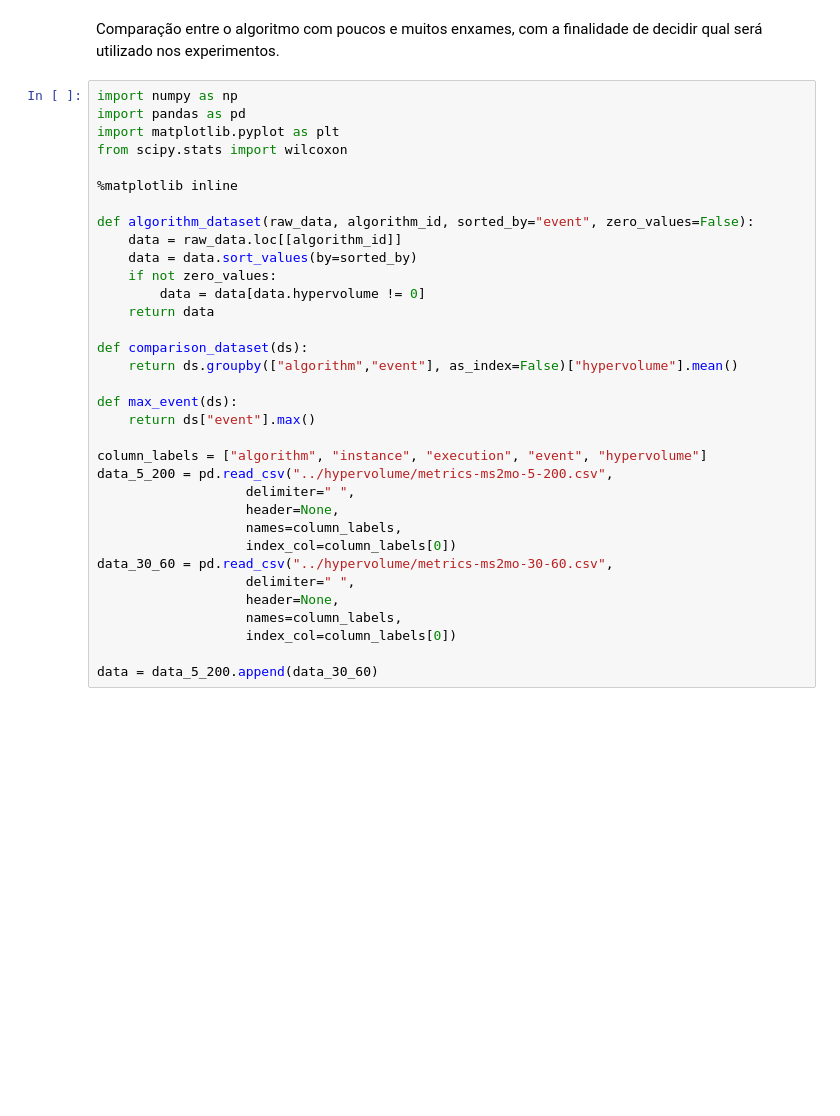
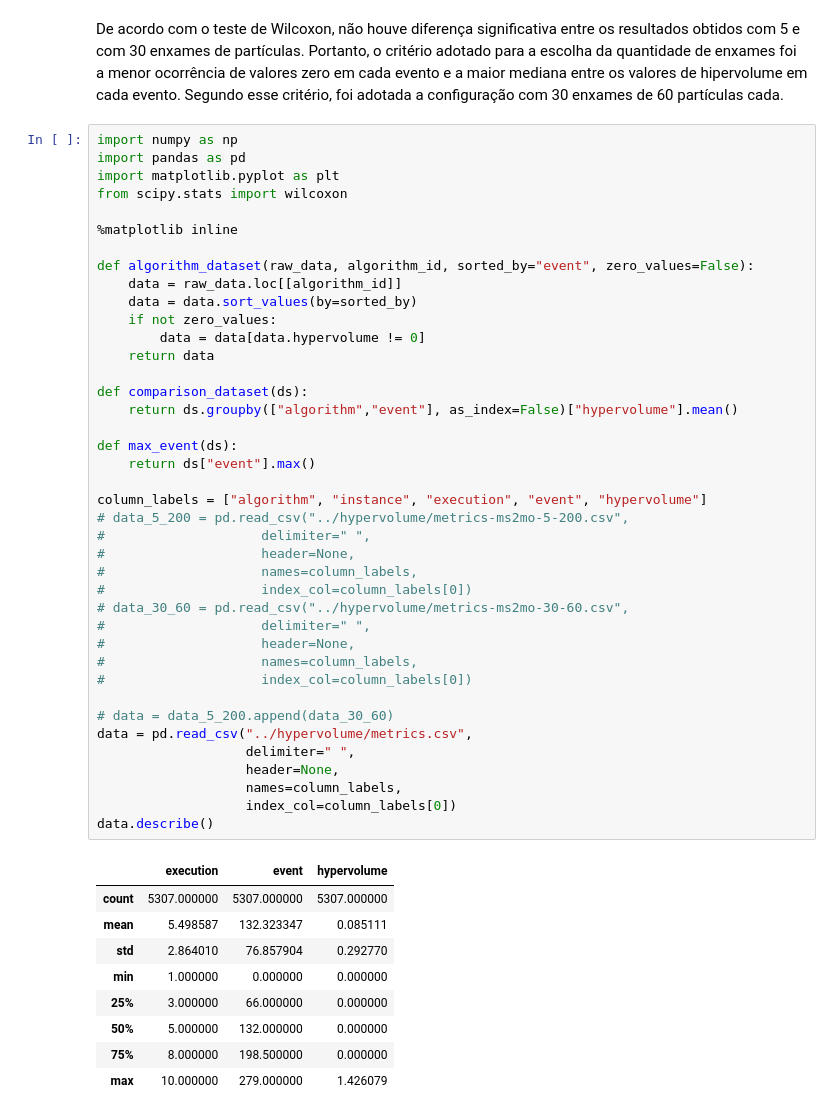
Before and after one commit to rodrigoamaral/spsp-jmetal, a Jupyter notebook: dspsp-analysis/comp_numero_enxames_ms2mo.ipynb, the cells around one changed output. Cells and saved outputs as stored; diff of their text form; blank space fills up the shorter version.

```diff
--- a/dspsp-analysis/comp_numero_enxames_ms2mo.ipynb
+++ b/dspsp-analysis/comp_numero_enxames_ms2mo.ipynb
@@ -1,37 +1,53 @@
-# %% [markdown]
-Comparação entre o algoritmo com poucos e muitos enxames, com a finalidade de decidir qual será utilizado nos experimentos.
+# %% [markdown]
+De acordo com o teste de Wilcoxon, não houve diferença significativa entre os resultados obtidos com 5 e com 30 enxames de partículas. Portanto, o critério adotado para a escolha da quantidade de enxames foi a menor ocorrência de valores zero em cada evento e a maior mediana entre os valores de hipervolume em cada evento. Segundo esse critério, foi adotada a configuração com 30 enxames de 60 partículas cada.
 # %%
 import numpy as np
 import pandas as pd
 import matplotlib.pyplot as plt
 from scipy.stats import wilcoxon
 
 %matplotlib inline
 
 def algorithm_dataset(raw_data, algorithm_id, sorted_by="event", zero_values=False):
     data = raw_data.loc[[algorithm_id]]
     data = data.sort_values(by=sorted_by)
     if not zero_values:
         data = data[data.hypervolume != 0]
     return data
 
 def comparison_dataset(ds):
     return ds.groupby(["algorithm","event"], as_index=False)["hypervolume"].mean()
 
 def max_event(ds):
     return ds["event"].max()
 
 column_labels = ["algorithm", "instance", "execution", "event", "hypervolume"]
-data_5_200 = pd.read_csv("../hypervolume/metrics-ms2mo-5-200.csv",
+# data_5_200 = pd.read_csv("../hypervolume/metrics-ms2mo-5-200.csv",
+#                    delimiter=" ",
+#                    header=None,
+#                    names=column_labels,
+#                    index_col=column_labels[0])
+# data_30_60 = pd.read_csv("../hypervolume/metrics-ms2mo-30-60.csv",
+#                    delimiter=" ",
+#                    header=None,
+#                    names=column_labels,
+#                    index_col=column_labels[0])
+
+# data = data_5_200.append(data_30_60)
+data = pd.read_csv("../hypervolume/metrics.csv",
                    delimiter=" ",
                    header=None,
                    names=column_labels,
                    index_col=column_labels[0])
-data_30_60 = pd.read_csv("../hypervolume/metrics-ms2mo-30-60.csv",
-                   delimiter=" ",
-                   header=None,
-                   names=column_labels,
-                   index_col=column_labels[0])
-
-data = data_5_200.append(data_30_60)
+data.describe()
+# %% [output]
+|  | execution | event | hypervolume |
+| count | 5307.000000 | 5307.000000 | 5307.000000 |
+| mean | 5.498587 | 132.323347 | 0.085111 |
+| std | 2.864010 | 76.857904 | 0.292770 |
+| min | 1.000000 | 0.000000 | 0.000000 |
+| 25% | 3.000000 | 66.000000 | 0.000000 |
+| 50% | 5.000000 | 132.000000 | 0.000000 |
+| 75% | 8.000000 | 198.500000 | 0.000000 |
+| max | 10.000000 | 279.000000 | 1.426079 |
 # %%
```
Also changed, not shown: parts of 9 cells of this notebook, 6 other files.
